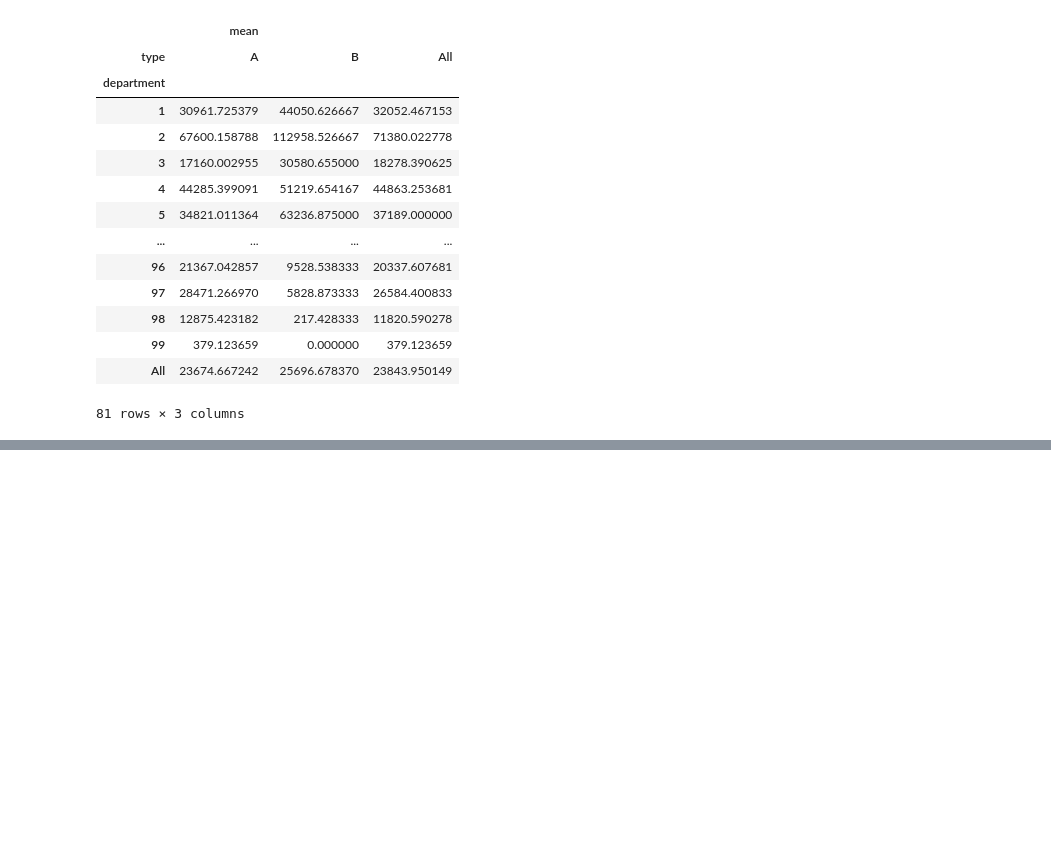
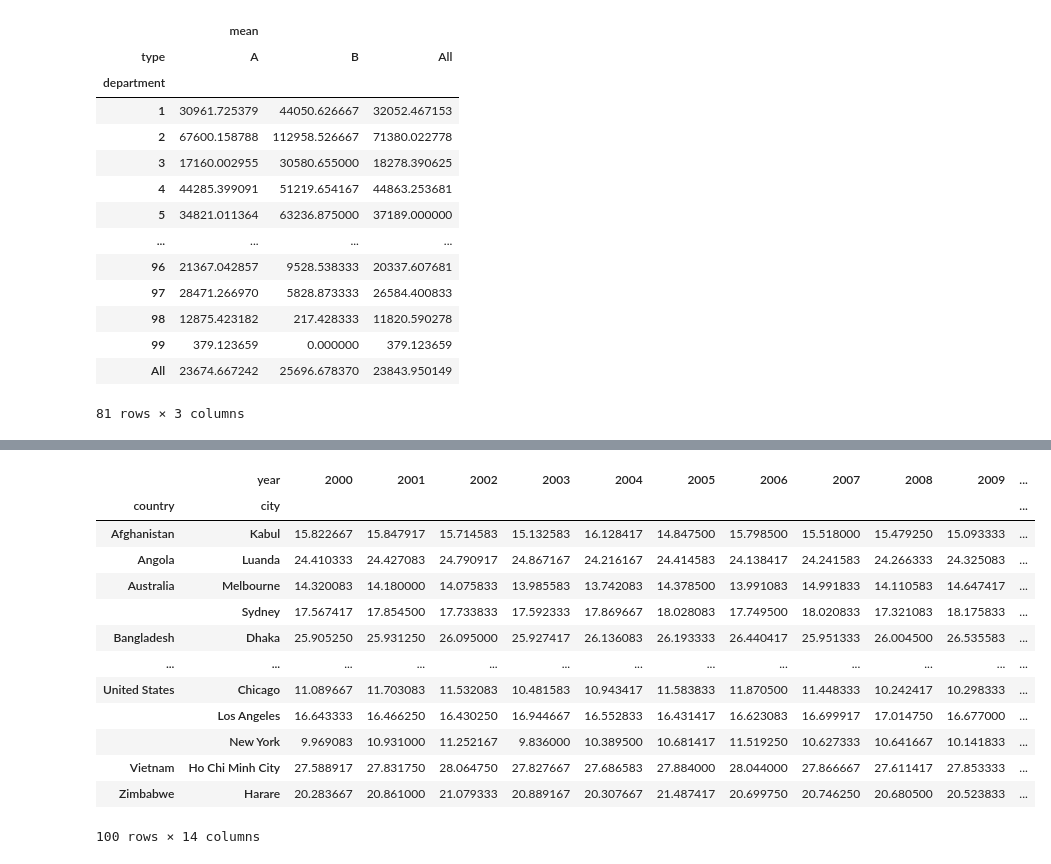
Before and after one commit to muhdminhaz/DATACAMP, a Jupyter notebook: DATA MANIPULATION/C_1/data manipulation with python.ipynb, the cells around one changed output, grey strips where cells are left out. Cells and saved outputs as stored; diff of their text form; code cells hidden in the pictures; blank space fills up the shorter version.

```diff
--- a/DATA MANIPULATION/C_1/data manipulation with python.ipynb
+++ b/DATA MANIPULATION/C_1/data manipulation with python.ipynb
@@ -333,0 +336,4 @@ display(department_type_pivot)
+# %%
+import pandas as pd
+temparatures=pd.read_csv('F:/DATACAMP/DATA MANIPULATION/C_1/temperatures.csv')
+temparatures.head()
@@ -333,0 +687,18 @@ display(department_type_pivot)
+# %%
+pivoit_by_year=temparatures.pivot_table(index=['country','city'], columns='year', values='avg_temp_c')
+pivoit_by_year
+# %% [output]
+|  | year | 2000 | 2001 | 2002 | 2003 | 2004 | 2005 | 2006 | 2007 | 2008 | 2009 | ... |
+| country | city |  |  |  |  |  |  |  |  |  |  | ... |
+| Afghanistan | Kabul | 15.822667 | 15.847917 | 15.714583 | 15.132583 | 16.128417 | 14.847500 | 15.798500 | 15.518000 | 15.479250 | 15.093333 | ... |
+| Angola | Luanda | 24.410333 | 24.427083 | 24.790917 | 24.867167 | 24.216167 | 24.414583 | 24.138417 | 24.241583 | 24.266333 | 24.325083 | ... |
+| Australia | Melbourne | 14.320083 | 14.180000 | 14.075833 | 13.985583 | 13.742083 | 14.378500 | 13.991083 | 14.991833 | 14.110583 | 14.647417 | ... |
+|  | Sydney | 17.567417 | 17.854500 | 17.733833 | 17.592333 | 17.869667 | 18.028083 | 17.749500 | 18.020833 | 17.321083 | 18.175833 | ... |
+| Bangladesh | Dhaka | 25.905250 | 25.931250 | 26.095000 | 25.927417 | 26.136083 | 26.193333 | 26.440417 | 25.951333 | 26.004500 | 26.535583 | ... |
+| ... | ... | ... | ... | ... | ... | ... | ... | ... | ... | ... | ... | ... |
+| United States | Chicago | 11.089667 | 11.703083 | 11.532083 | 10.481583 | 10.943417 | 11.583833 | 11.870500 | 11.448333 | 10.242417 | 10.298333 | ... |
+|  | Los Angeles | 16.643333 | 16.466250 | 16.430250 | 16.944667 | 16.552833 | 16.431417 | 16.623083 | 16.699917 | 17.014750 | 16.677000 | ... |
+|  | New York | 9.969083 | 10.931000 | 11.252167 | 9.836000 | 10.389500 | 10.681417 | 11.519250 | 10.627333 | 10.641667 | 10.141833 | ... |
+| Vietnam | Ho Chi Minh City | 27.588917 | 27.831750 | 28.064750 | 27.827667 | 27.686583 | 27.884000 | 28.044000 | 27.866667 | 27.611417 | 27.853333 | ... |
+| Zimbabwe | Harare | 20.283667 | 20.861000 | 21.079333 | 20.889167 | 20.307667 | 21.487417 | 20.699750 | 20.746250 | 20.680500 | 20.523833 | ... |
+100 rows × 14 columns
```
Also changed, not shown: parts of 26 cells of this notebook.
